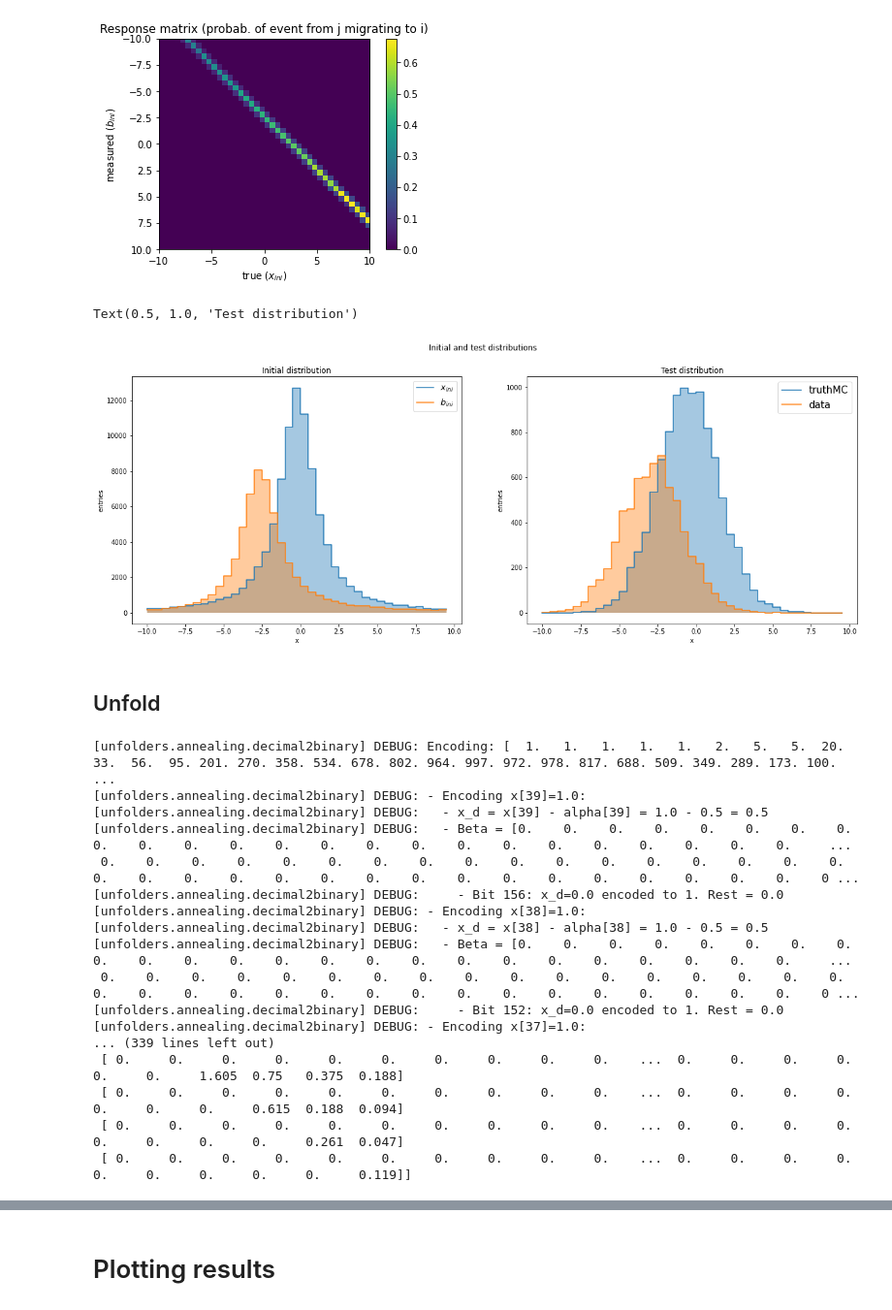
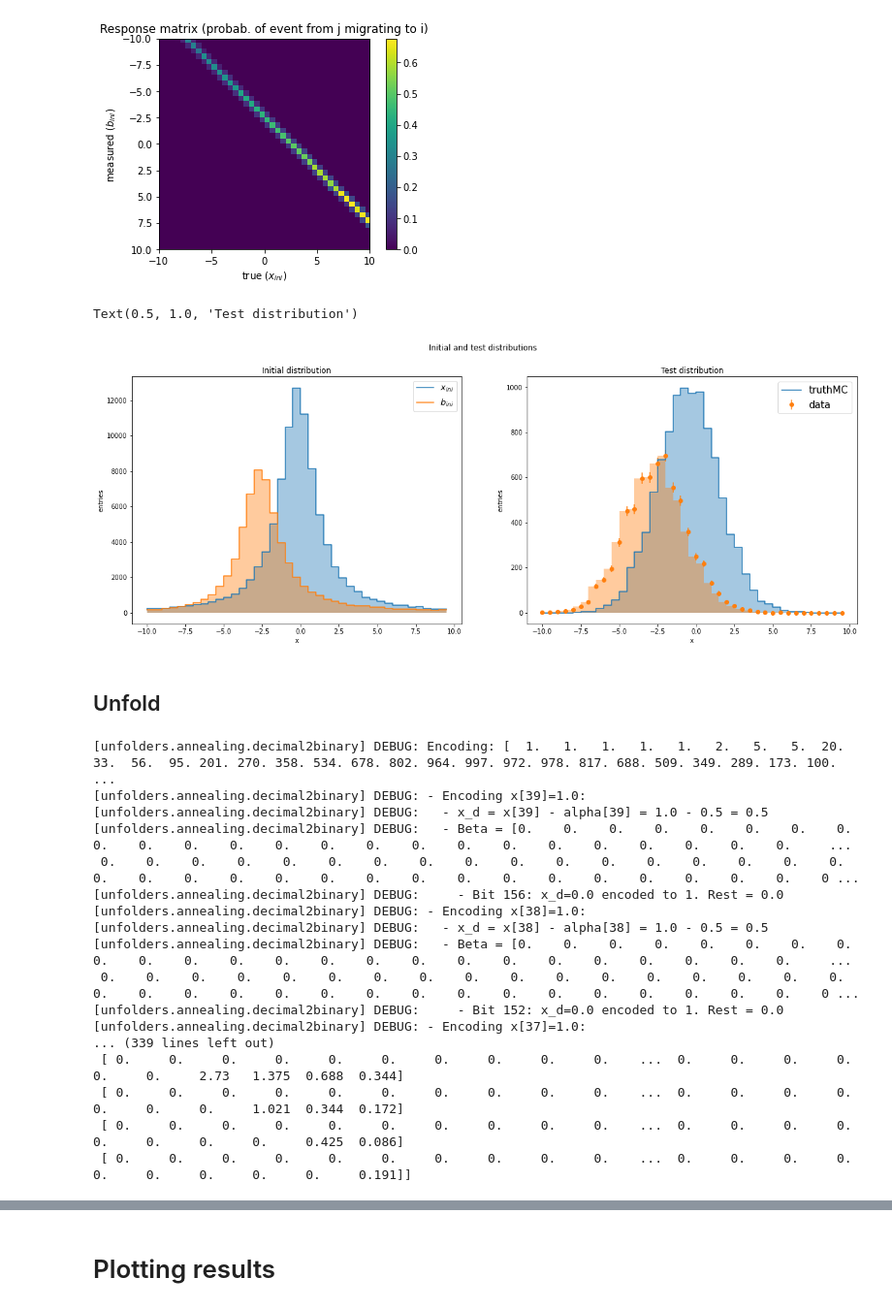
Before and after one commit to peguerosdc/unfolding_benchmark, a Jupyter notebook: example - annealing.ipynb, the cells around one changed output, grey strips where cells are left out. Shown at 97% size. Cells and saved outputs as stored; diff of their text form; code cells hidden in the pictures.

```diff
--- a/example - annealing.ipynb
+++ b/example - annealing.ipynb
@@ -79,35 +79,35 @@ fig.suptitle("Initial and test distributions")
 """
 Left hand side
 """
 # plot x_ini
 axs[0].step(axis, xinipy, fillstyle="bottom", label="$x_{ini}$")
 axs[0].fill_between(axis, xinipy, step="pre", alpha=0.4)
 # plot b_ini
 axs[0].step(axis, binipy, fillstyle="bottom", label="$b_{ini}$")
 axs[0].fill_between(axis, binipy, step="pre", alpha=0.4)
 
 axs[0].set_xlabel("x")
 axs[0].set_ylabel("entries")
 axs[0].legend(prop={'size': 13})
 axs[0].set_title("Initial distribution")
 
 """
 Right hand side
 """
 # plot truth distribution
 axs[1].step(axis, datatruepy, fillstyle="bottom", label="truthMC")
 axs[1].fill_between(axis, datatruepy, step="pre", alpha=0.4)
 # plot what the detector sees
-axs[1].step(axis, datapy, fillstyle="bottom", label="data")
+axs[1].errorbar(axis, datapy, yerr=np.sqrt(statcovpy.diagonal()), fmt='o', label="data")
 axs[1].fill_between(axis, datapy, step="pre", alpha=0.4)
 
 axs[1].set_xlabel("x")
 axs[1].set_ylabel("entries")
 axs[1].legend(prop={'size': 15})
 axs[1].set_title("Test distribution")
 # %% [output]
 Text(0.5, 1.0, 'Test distribution')
-[figure, old version]
+[figure, new version]
 # %% [markdown]
 ## Unfold
 # %%
@@ -115,9 +115,10 @@ Text(0.5, 1.0, 'Test distribution')
 from unfolders.annealing import QUBOUnfolder, backends
 
 # Unfold the normal histograms
+regularization_factor = 1
 # adding +1 to avoid division over zero
 unfolder_annealing = QUBOUnfolder(
-    datatruepy+1, Adetpy, datapy, n_bits=4, weight_regularization=0.5
+    datatruepy+1, Adetpy, datapy, n_bits=4, weight_regularization=regularization_factor
 )
 # simulate using a path-integral Monte Carlo approach with the default parameters
 annealer = backends.SimulatedQuantumAnnealingBackend(50) if do_quantum else backends.SimulatedAnnealingBackend(50)
@@ -136,7 +137,7 @@ x_unfolded = unfolder_annealing.solve(annealer)
 [unfolders.annealing.decimal2binary] DEBUG:     - Bit 152: x_d=0.0 encoded to 1. Rest = 0.0
 [unfolders.annealing.decimal2binary] DEBUG: - Encoding x[37]=1.0:
 ... (339 lines left out)
- [ 0.     0.     0.     0.     0.     0.     0.     0.     0.     0.    ...  0.     0.     0.     0.     0.     0.     1.605  0.75   0.375  0.188]
- [ 0.     0.     0.     0.     0.     0.     0.     0.     0.     0.    ...  0.     0.     0.     0.     0.     0.     0.     0.615  0.188  0.094]
- [ 0.     0.     0.     0.     0.     0.     0.     0.     0.     0.    ...  0.     0.     0.     0.     0.     0.     0.     0.     0.261  0.047]
- [ 0.     0.     0.     0.     0.     0.     0.     0.     0.     0.    ...  0.     0.     0.     0.     0.     0.     0.     0.     0.     0.119]]
+ [ 0.     0.     0.     0.     0.     0.     0.     0.     0.     0.    ...  0.     0.     0.     0.     0.     0.     2.73   1.375  0.688  0.344]
+ [ 0.     0.     0.     0.     0.     0.     0.     0.     0.     0.    ...  0.     0.     0.     0.     0.     0.     0.     1.021  0.344  0.172]
+ [ 0.     0.     0.     0.     0.     0.     0.     0.     0.     0.    ...  0.     0.     0.     0.     0.     0.     0.     0.     0.425  0.086]
+ [ 0.     0.     0.     0.     0.     0.     0.     0.     0.     0.    ...  0.     0.     0.     0.     0.     0.     0.     0.     0.     0.191]]
```
Also changed, not shown: parts of 3 cells of this notebook, 2 other files.
